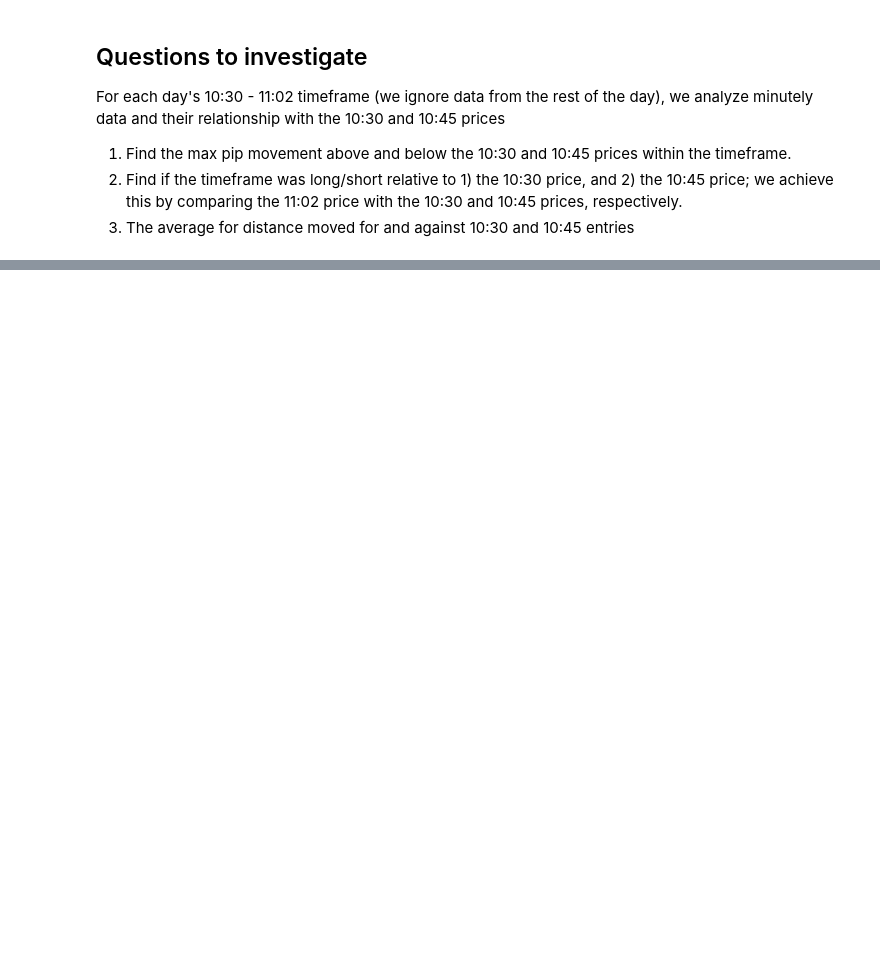
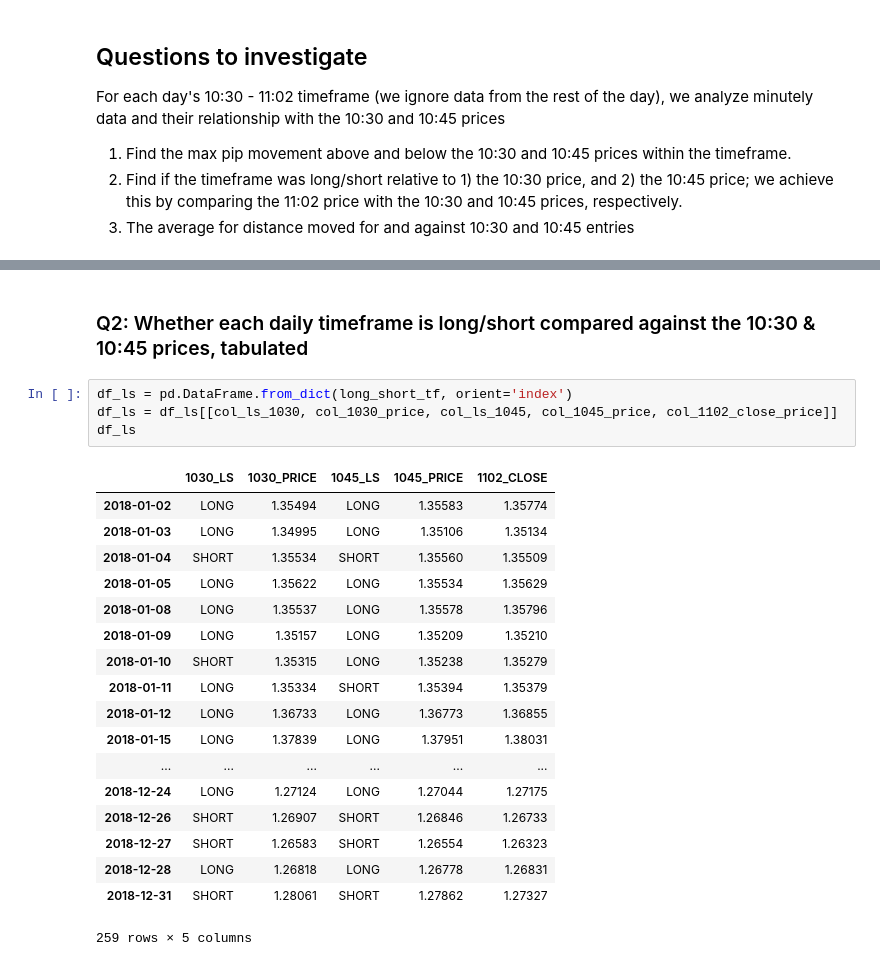
Before and after one commit to vic-lee/PyFX, a Jupyter notebook: edge_research.ipynb, the cells around one changed output, grey strips where cells are left out. Saved outputs shown, nothing was run; the diff lists cells and outputs as text; blank space fills up the shorter version.

```diff
--- a/edge_research.ipynb
+++ b/edge_research.ipynb
@@ -188,0 +194,25 @@ the 1030 price is 1.28061
+# %% [markdown]
+### Q2: Whether each daily timeframe is long/short compared against the 10:30 & 10:45 prices, tabulated
+# %%
+df_ls = pd.DataFrame.from_dict(long_short_tf, orient='index')
+df_ls = df_ls[[col_ls_1030, col_1030_price, col_ls_1045, col_1045_price, col_1102_close_price]]
+df_ls
+# %% [output]
+|  | 1030_LS | 1030_PRICE | 1045_LS | 1045_PRICE | 1102_CLOSE |
+| 2018-01-02 | LONG | 1.35494 | LONG | 1.35583 | 1.35774 |
+| 2018-01-03 | LONG | 1.34995 | LONG | 1.35106 | 1.35134 |
+| 2018-01-04 | SHORT | 1.35534 | SHORT | 1.35560 | 1.35509 |
+| 2018-01-05 | LONG | 1.35622 | LONG | 1.35534 | 1.35629 |
+| 2018-01-08 | LONG | 1.35537 | LONG | 1.35578 | 1.35796 |
+| 2018-01-09 | LONG | 1.35157 | LONG | 1.35209 | 1.35210 |
+| 2018-01-10 | SHORT | 1.35315 | LONG | 1.35238 | 1.35279 |
+| 2018-01-11 | LONG | 1.35334 | SHORT | 1.35394 | 1.35379 |
+| 2018-01-12 | LONG | 1.36733 | LONG | 1.36773 | 1.36855 |
+| 2018-01-15 | LONG | 1.37839 | LONG | 1.37951 | 1.38031 |
+| ... | ... | ... | ... | ... | ... |
+| 2018-12-24 | LONG | 1.27124 | LONG | 1.27044 | 1.27175 |
+| 2018-12-26 | SHORT | 1.26907 | SHORT | 1.26846 | 1.26733 |
+| 2018-12-27 | SHORT | 1.26583 | SHORT | 1.26554 | 1.26323 |
+| 2018-12-28 | LONG | 1.26818 | LONG | 1.26778 | 1.26831 |
+| 2018-12-31 | SHORT | 1.28061 | SHORT | 1.27862 | 1.27327 |
+259 rows × 5 columns
```
Also changed, not shown: parts of 26 cells of this notebook, 1 other file.
